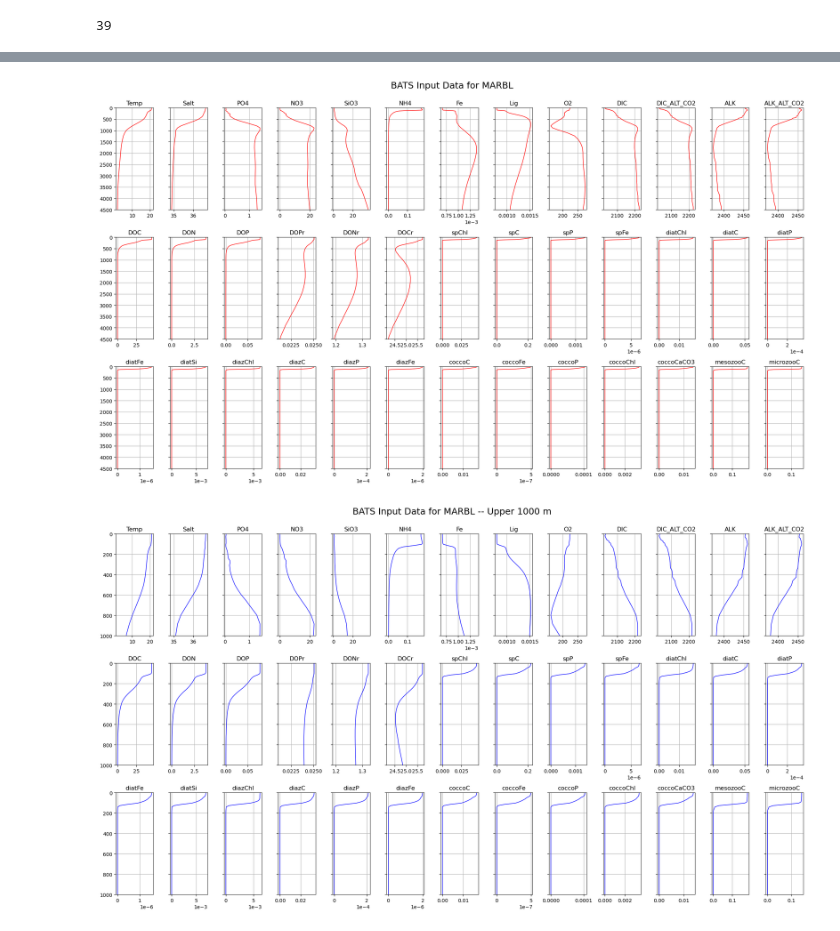
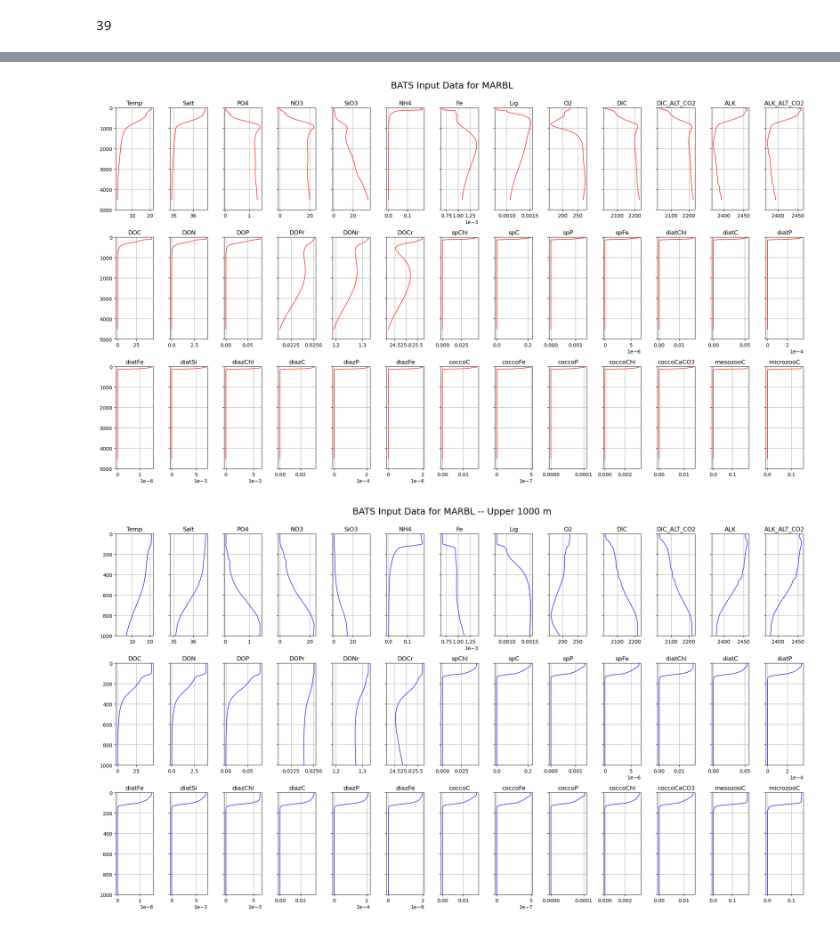
Before and after one commit to ElizabethYankovsky/MARBL_notebooks, a Jupyter notebook: Generate_IC_Files.ipynb, the cells around one changed output, grey strips where cells are left out. Drawn from its saved outputs; the diff is of its cells as text; code cells hidden in the pictures.

```diff
--- a/Generate_IC_Files.ipynb
+++ b/Generate_IC_Files.ipynb
@@ -342,23 +359,23 @@ keys
 # %%
 fig, axs = plt.subplots(nrows=3, ncols=13, figsize=(20, 12), sharey = True, dpi=100)
 fig.suptitle(f"{site_name} Input Data for MARBL", fontsize=18, y=0.95)
-
+ymax = 500* (1 + TOPO_FILE_COLUMN['depth'].isel(nx=0,ny=0).values.item() // 500)
 for key, ax in zip(keys, axs.ravel()):
     ax.plot(IC_FILE_COLUMN[key][:,0,0],IC_FILE_COLUMN.Layer,'r',linewidth=1)
 
-    ax.set_ylim([4500, 0])
+    ax.set_ylim([ymax, 0])
     ax.set_title(key)
     ax.grid()
     #ax.set_xlabel(IC_FILE_COLUMN[key].units)
     ax.ticklabel_format(style='plain', axis='x')
     if key in ['spFe','diatFe','diatSi','diazChl','diatP','diazFe','diazP','Fe','coccoFe']:
         ax.ticklabel_format(style='sci', axis='x', scilimits=(0,0))
 
 #fig.delaxes(axs[-1][-1])
 #fig.delaxes(axs[-1][-2])
 fig.tight_layout(rect=[0, 0, 1, 0.95])
 # %% [output]
-[figure, old version]
+[figure, new version]
 # %%
 fig, axs = plt.subplots(nrows=3, ncols=13, figsize=(20, 12), sharey = True, dpi=100)
 fig.suptitle(f"{site_name} Input Data for MARBL -- Upper 1000 m", fontsize=18, y=0.95)
```
Also changed, not shown: parts of 4 cells of this notebook.
